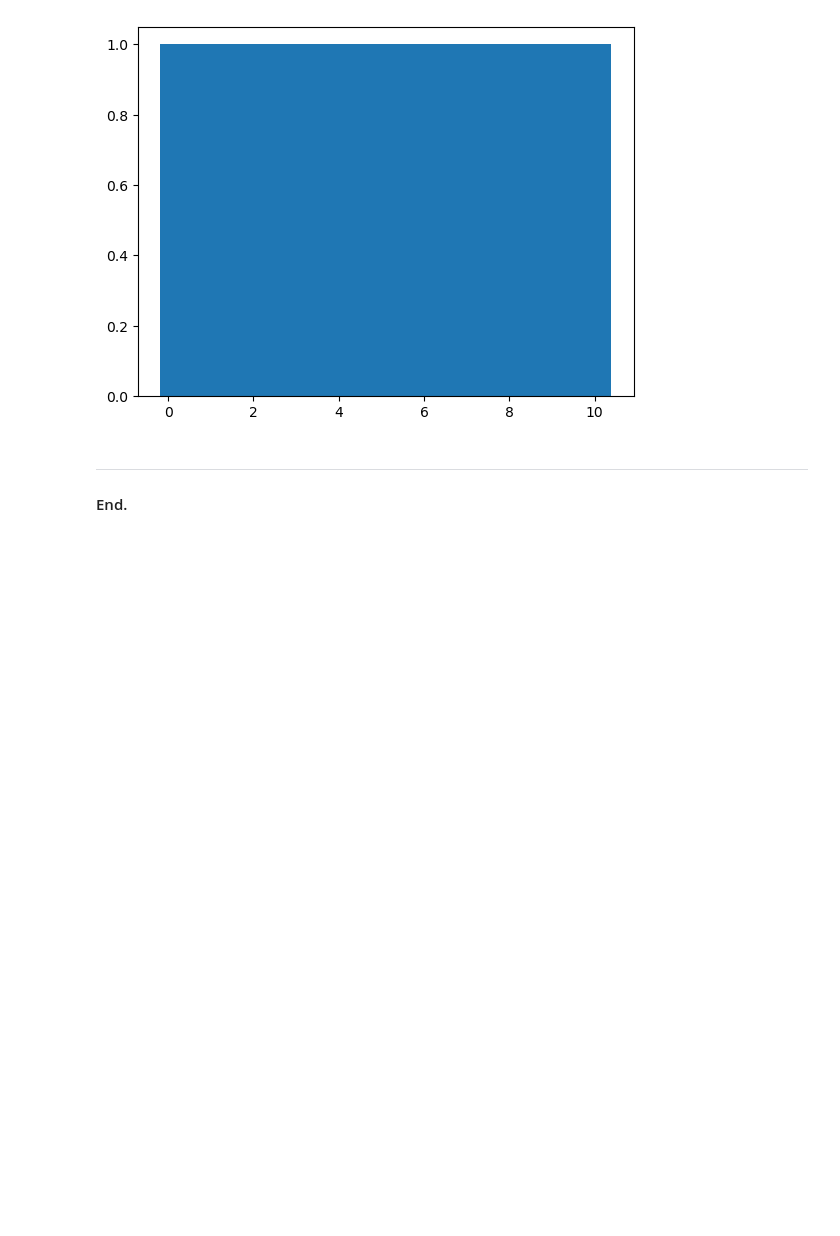
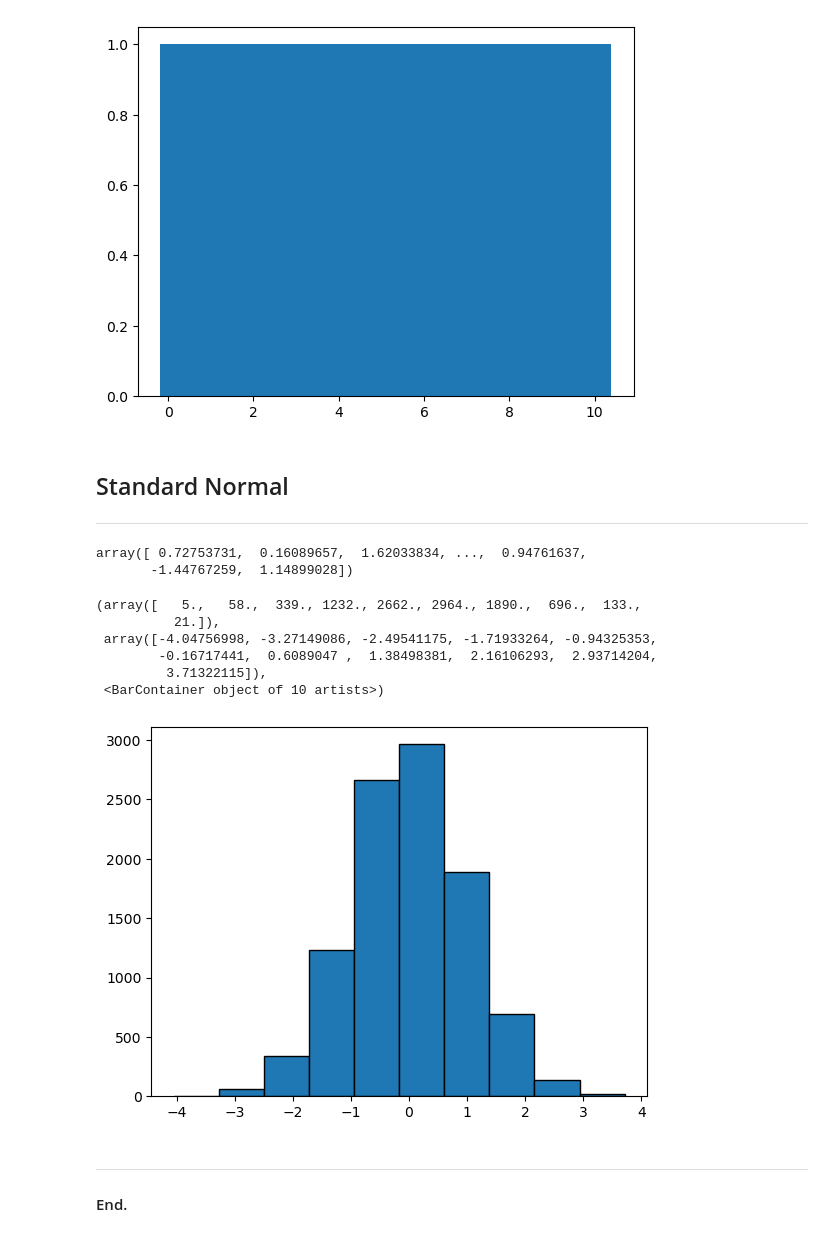
Before and after one commit to Roisin2/mywork, a Jupyter notebook: Random.ipynb, the cells around one changed output. Cells and saved outputs as stored; diff of their text form; code cells hidden in the pictures; blank space fills up the shorter version.

Commit message:
Standard Normal.

```diff
--- a/Random.ipynb
+++ b/Random.ipynb
@@ -143,6 +143,28 @@ plt.bar(values, counts)
 # %% [output]
 <BarContainer object of 100 artists>
 [figure]
+# %% [markdown]
+## Standard Normal
+***
+# %%
+# Generate an array of 10000 numbers
+x = rng.standard_normal(size = 10000)
+
+# Show.
+x
+# %% [output]
+array([ 0.72753731,  0.16089657,  1.62033834, ...,  0.94761637,
+       -1.44767259,  1.14899028])
+# %%
+plt.hist(x, edgecolor = "black")
+# %% [output]
+(array([   5.,   58.,  339., 1232., 2662., 2964., 1890.,  696.,  133.,
+          21.]),
+ array([-4.04756998, -3.27149086, -2.49541175, -1.71933264, -0.94325353,
+        -0.16717441,  0.6089047 ,  1.38498381,  2.16106293,  2.93714204,
+         3.71322115]),
+ <BarContainer object of 10 artists>)
+[figure, added]
 # %% [markdown]
 ***
 #### End.
```
